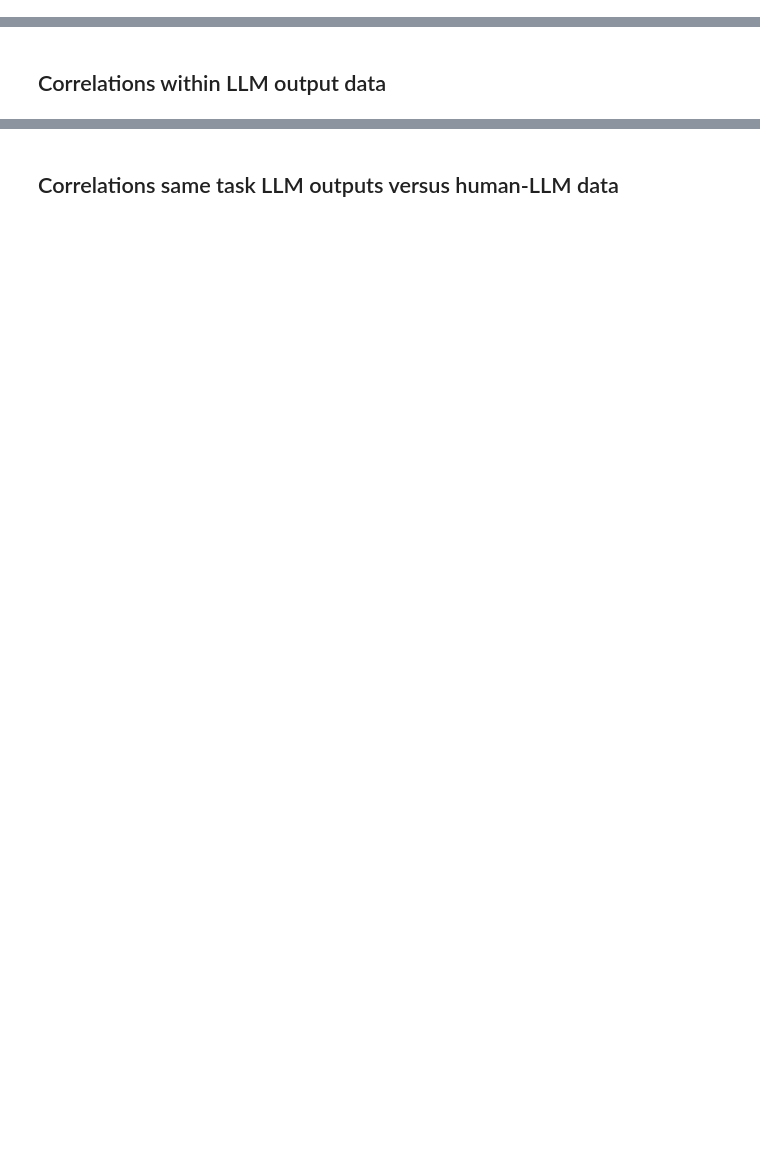
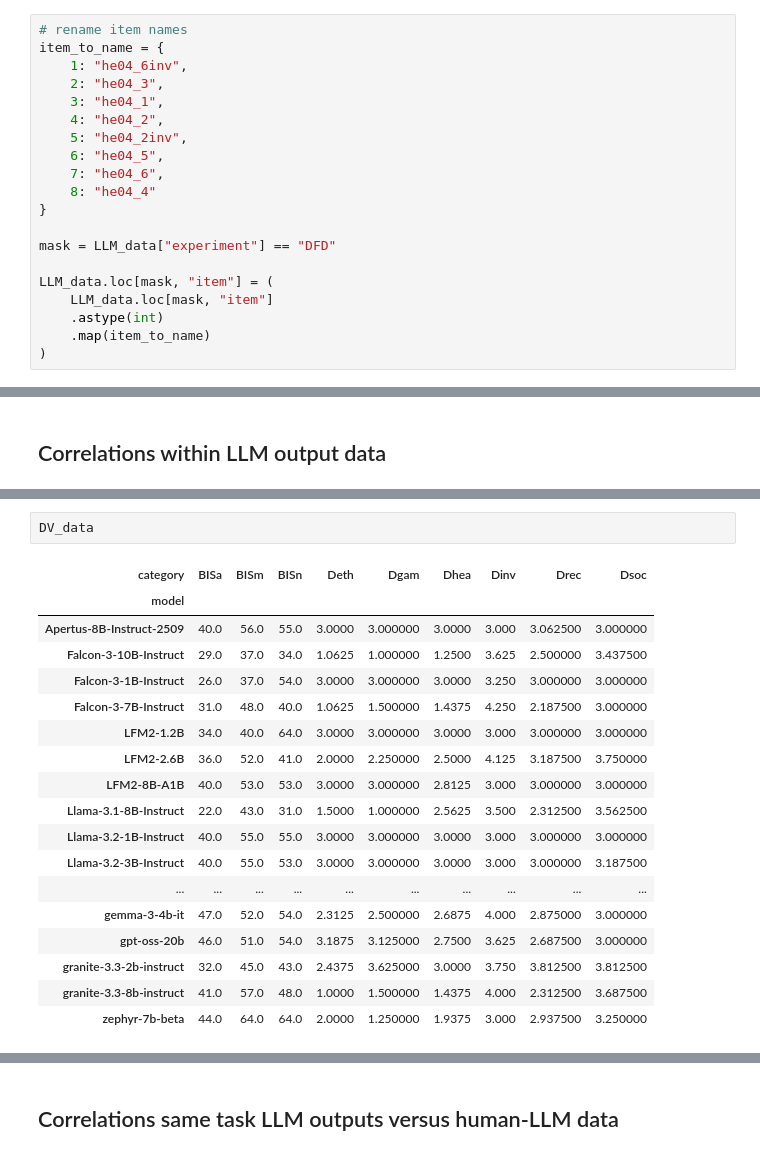
Before and after one commit to jelenameyer/GenInLLM, a Jupyter notebook: data_analysis/process_Direct_LLM_data.ipynb, the cells around one changed output, grey strips where cells are left out. Cells and saved outputs as stored; diff of their text form; blank space fills up the shorter version.

```diff
--- a/data_analysis/process_Direct_LLM_data.ipynb
+++ b/data_analysis/process_Direct_LLM_data.ipynb
@@ -165,0 +198,20 @@ LLM_data = LLM_data.drop(columns=["reverse_coded"])
+# %%
+# rename item names
+item_to_name = {
+    1: "he04_6inv",
+    2: "he04_3",
+    3: "he04_1",
+    4: "he04_2",
+    5: "he04_2inv",
+    6: "he04_5",
+    7: "he04_6",
+    8: "he04_4"
+}
+
+mask = LLM_data["experiment"] == "DFD"
+
+LLM_data.loc[mask, "item"] = (
+    LLM_data.loc[mask, "item"]
+    .astype(int)
+    .map(item_to_name)
+)
@@ -271,0 +351,21 @@ plt.show()
+# %%
+DV_data
+# %% [output]
+| category | BISa | BISm | BISn | Deth | Dgam | Dhea | Dinv | Drec | Dsoc |
+| model |  |  |  |  |  |  |  |  |  |
+| Apertus-8B-Instruct-2509 | 40.0 | 56.0 | 55.0 | 3.0000 | 3.000000 | 3.0000 | 3.000 | 3.062500 | 3.000000 |
+| Falcon-3-10B-Instruct | 29.0 | 37.0 | 34.0 | 1.0625 | 1.000000 | 1.2500 | 3.625 | 2.500000 | 3.437500 |
+| Falcon-3-1B-Instruct | 26.0 | 37.0 | 54.0 | 3.0000 | 3.000000 | 3.0000 | 3.250 | 3.000000 | 3.000000 |
+| Falcon-3-7B-Instruct | 31.0 | 48.0 | 40.0 | 1.0625 | 1.500000 | 1.4375 | 4.250 | 2.187500 | 3.000000 |
+| LFM2-1.2B | 34.0 | 40.0 | 64.0 | 3.0000 | 3.000000 | 3.0000 | 3.000 | 3.000000 | 3.000000 |
+| LFM2-2.6B | 36.0 | 52.0 | 41.0 | 2.0000 | 2.250000 | 2.5000 | 4.125 | 3.187500 | 3.750000 |
+| LFM2-8B-A1B | 40.0 | 53.0 | 53.0 | 3.0000 | 3.000000 | 2.8125 | 3.000 | 3.000000 | 3.000000 |
+| Llama-3.1-8B-Instruct | 22.0 | 43.0 | 31.0 | 1.5000 | 1.000000 | 2.5625 | 3.500 | 2.312500 | 3.562500 |
+| Llama-3.2-1B-Instruct | 40.0 | 55.0 | 55.0 | 3.0000 | 3.000000 | 3.0000 | 3.000 | 3.000000 | 3.000000 |
+| Llama-3.2-3B-Instruct | 40.0 | 55.0 | 53.0 | 3.0000 | 3.000000 | 3.0000 | 3.000 | 3.000000 | 3.187500 |
+| ... | ... | ... | ... | ... | ... | ... | ... | ... | ... |
+| gemma-3-4b-it | 47.0 | 52.0 | 54.0 | 2.3125 | 2.500000 | 2.6875 | 4.000 | 2.875000 | 3.000000 |
+| gpt-oss-20b | 46.0 | 51.0 | 54.0 | 3.1875 | 3.125000 | 2.7500 | 3.625 | 2.687500 | 3.000000 |
+| granite-3.3-2b-instruct | 32.0 | 45.0 | 43.0 | 2.4375 | 3.625000 | 3.0000 | 3.750 | 3.812500 | 3.812500 |
+| granite-3.3-8b-instruct | 41.0 | 57.0 | 48.0 | 1.0000 | 1.500000 | 1.4375 | 4.000 | 2.312500 | 3.687500 |
+| zephyr-7b-beta | 44.0 | 64.0 | 64.0 | 2.0000 | 1.250000 | 1.9375 | 3.000 | 2.937500 | 3.250000 |
```
Also changed, not shown: parts of 35 cells of this notebook, 2 other files.
